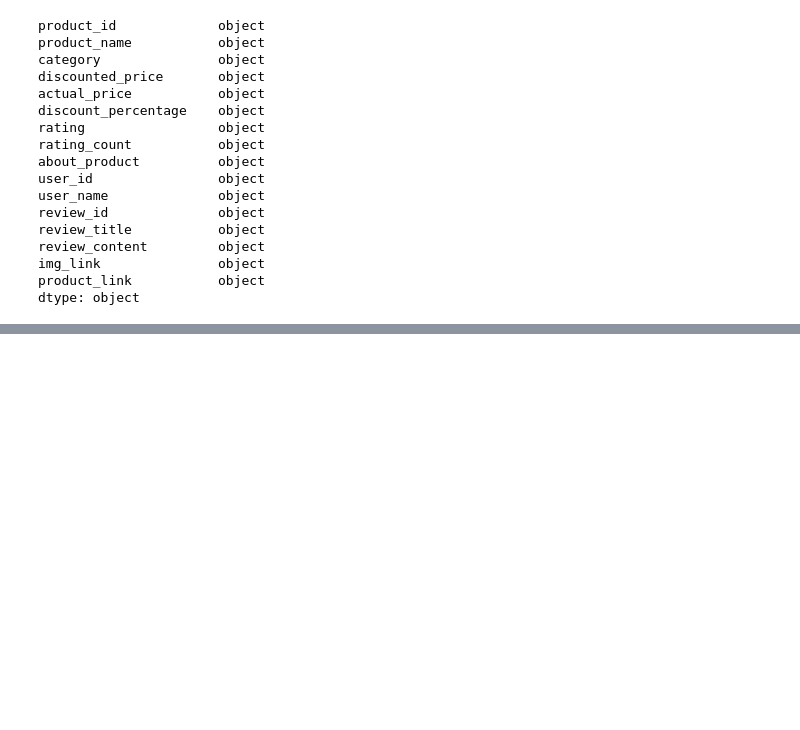
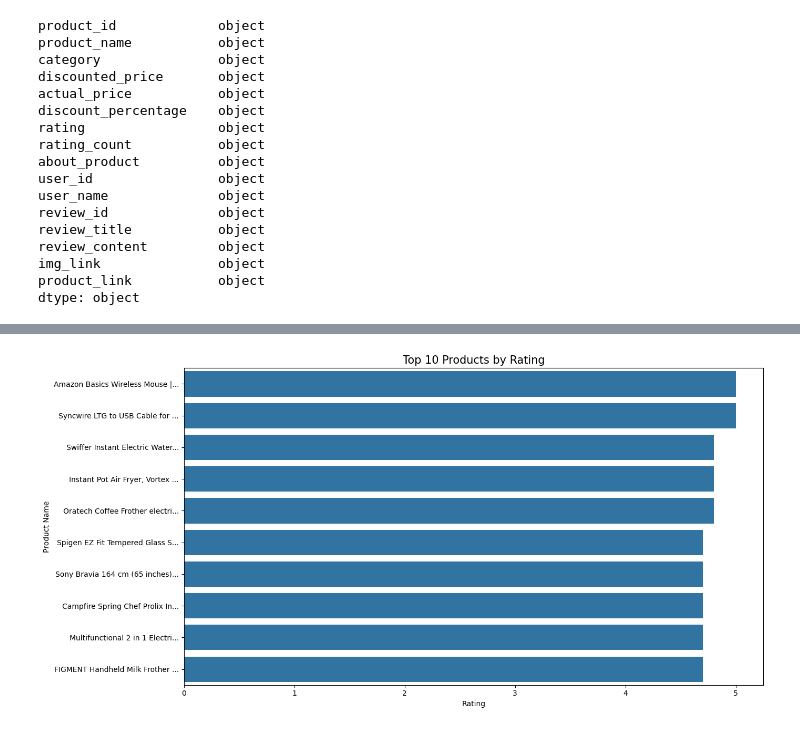
Before and after one commit to Parvashukla26/Amazon_Data_Analysis, a Jupyter notebook: Amazon_Data_Analysis.ipynb, the cells around one changed output, grey strips where cells are left out. Cells and saved outputs as stored; diff of their text form; code cells hidden in the pictures; blank space fills up the shorter version.

Commit message:
First Visualization : Top 10 products by rating

```diff
--- a/Amazon_Data_Analysis.ipynb
+++ b/Amazon_Data_Analysis.ipynb
@@ -191 +186,6 @@ df
 1463 rows × 11 columns
+# %%
+df_unique = df.drop_duplicates(subset='product_name')
+df_rating = df_unique.dropna(subset=['rating'])
+top_10 = df_rating.sort_values(by=['rating', 'rating_count'], ascending=[False, False]).head(10).reset_index(drop=True)
+top_10
@@ -191,0 +204,11 @@ df
+# %%
+top_10['short_name'] = top_10['product_name'].apply(lambda x: x[:30] + '...' if len(x) > 30 else x)
+plt.figure(figsize=(14, 7))
+sns.barplot(data=top_10, y='short_name', x='rating')
+plt.title('Top 10 Products by Rating', fontsize=15)
+plt.xlabel('Rating')
+plt.ylabel('Product Name')
+plt.tight_layout()
+plt.show()
+# %% [output]
+[figure, added]
```
Also changed, not shown: parts of 5 cells of this notebook.
